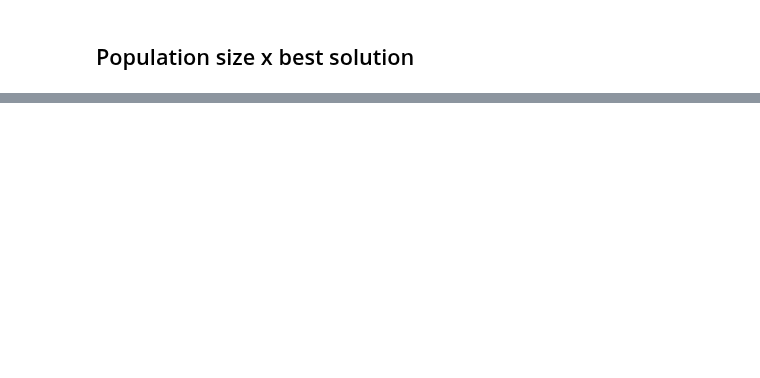
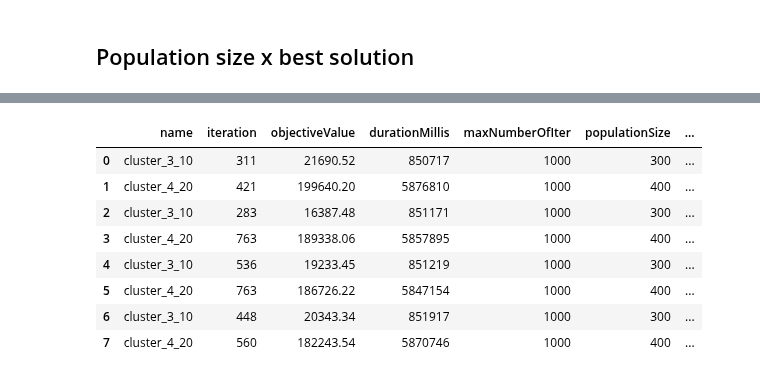
Before and after one commit to TaIos/master-thesis, a Jupyter notebook: src/notebooks/graphs.ipynb, the cells around one changed output, grey strips where cells are left out. Cells and saved outputs as stored; diff of their text form; code cells hidden in the pictures; blank space fills up the shorter version.

```diff
--- a/src/notebooks/graphs.ipynb
+++ b/src/notebooks/graphs.ipynb
@@ -317,0 +357,27 @@ Loading /home/slarty/Documents/master-thesis/src/impl/public/datasets/biased_spa
+# %%
+import pandas as pd
+
+def compResToDf(compResLst: List[ComputationResult]) -> pd.DataFrame:
+    def getAttrNested(obj, name, sp='.'):
+        # print(name, obj.path)
+        val = obj
+        for attr in name.split(sp):
+            val = getattr(val, attr)
+        return val
+
+    colsLong =['name',
+           'gaResult.bestIndividual.iteration',
+           'gaResult.bestIndividual.objectiveValue',
+           'durationMillis',
+           'gaParameters.maxNumberOfIter',
+           'gaParameters.populationSize',
+           'gaParameters.maximumWildCardCount',
+           'size',
+              ]
+    data = []
+    for compRes in compResLst:
+        record = []
+        record.extend([getAttrNested(compRes, name) for name in colsLong])
+        record.append(np.array([x.objectiveAvg for x in compRes.gaResult.hallOfFame]))
+        data.append(record)
+    return pd.DataFrame(data, columns=map(lambda x: x.split('.')[-1], colsLong+['avgObjTS']))
@@ -323,0 +470,12 @@ NameError: name 'r' is not defined
+# %%
+df
+# %% [output]
+|  | name | iteration | objectiveValue | durationMillis | maxNumberOfIter | populationSize | ... |
+| 0 | cluster_3_10 | 311 | 21690.52 | 850717 | 1000 | 300 | ... |
+| 1 | cluster_4_20 | 421 | 199640.20 | 5876810 | 1000 | 400 | ... |
+| 2 | cluster_3_10 | 283 | 16387.48 | 851171 | 1000 | 300 | ... |
+| 3 | cluster_4_20 | 763 | 189338.06 | 5857895 | 1000 | 400 | ... |
+| 4 | cluster_3_10 | 536 | 19233.45 | 851219 | 1000 | 300 | ... |
+| 5 | cluster_4_20 | 763 | 186726.22 | 5847154 | 1000 | 400 | ... |
+| 6 | cluster_3_10 | 448 | 20343.34 | 851917 | 1000 | 300 | ... |
+| 7 | cluster_4_20 | 560 | 182243.54 | 5870746 | 1000 | 400 | ... |
```
Also changed, not shown: parts of 14 cells of this notebook, 11 other files.
